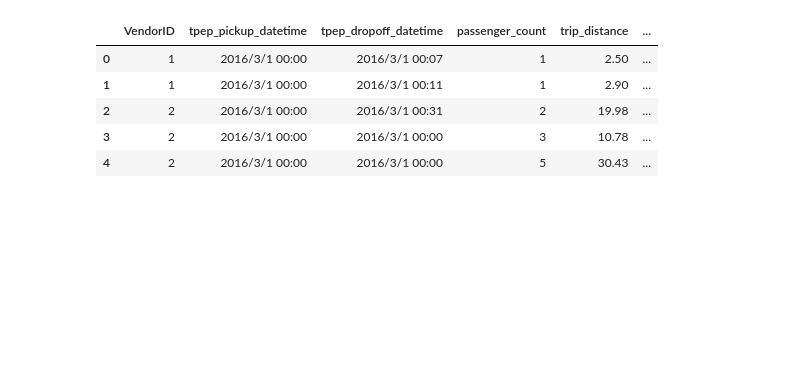
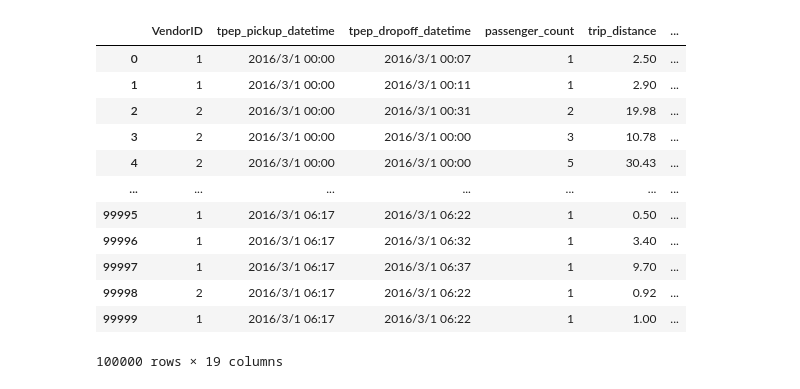
Before and after one commit to tn00627974/Data-Engineering-Project, a Jupyter notebook: uber.ipynb, the cells around one changed output. Saved outputs shown, nothing was run; the diff lists cells and outputs as text; code cells hidden in the pictures; blank space fills up the shorter version.

```diff
--- a/uber.ipynb
+++ b/uber.ipynb
@@ -1,11 +1,18 @@
 # %%
 import pandas as pd
 df = pd.read_csv("data/uber_data.csv")
-df.head()
+df
 # %% [output]
 |  | VendorID | tpep_pickup_datetime | tpep_dropoff_datetime | passenger_count | trip_distance | ... |
 | 0 | 1 | 2016/3/1 00:00 | 2016/3/1 00:07 | 1 | 2.50 | ... |
 | 1 | 1 | 2016/3/1 00:00 | 2016/3/1 00:11 | 1 | 2.90 | ... |
 | 2 | 2 | 2016/3/1 00:00 | 2016/3/1 00:31 | 2 | 19.98 | ... |
 | 3 | 2 | 2016/3/1 00:00 | 2016/3/1 00:00 | 3 | 10.78 | ... |
 | 4 | 2 | 2016/3/1 00:00 | 2016/3/1 00:00 | 5 | 30.43 | ... |
+| ... | ... | ... | ... | ... | ... | ... |
+| 99995 | 1 | 2016/3/1 06:17 | 2016/3/1 06:22 | 1 | 0.50 | ... |
+| 99996 | 1 | 2016/3/1 06:17 | 2016/3/1 06:32 | 1 | 3.40 | ... |
+| 99997 | 1 | 2016/3/1 06:17 | 2016/3/1 06:37 | 1 | 9.70 | ... |
+| 99998 | 2 | 2016/3/1 06:17 | 2016/3/1 06:22 | 1 | 0.92 | ... |
+| 99999 | 1 | 2016/3/1 06:17 | 2016/3/1 06:22 | 1 | 1.00 | ... |
+100000 rows × 19 columns
```
Also changed, not shown: parts of 7 cells of this notebook.
